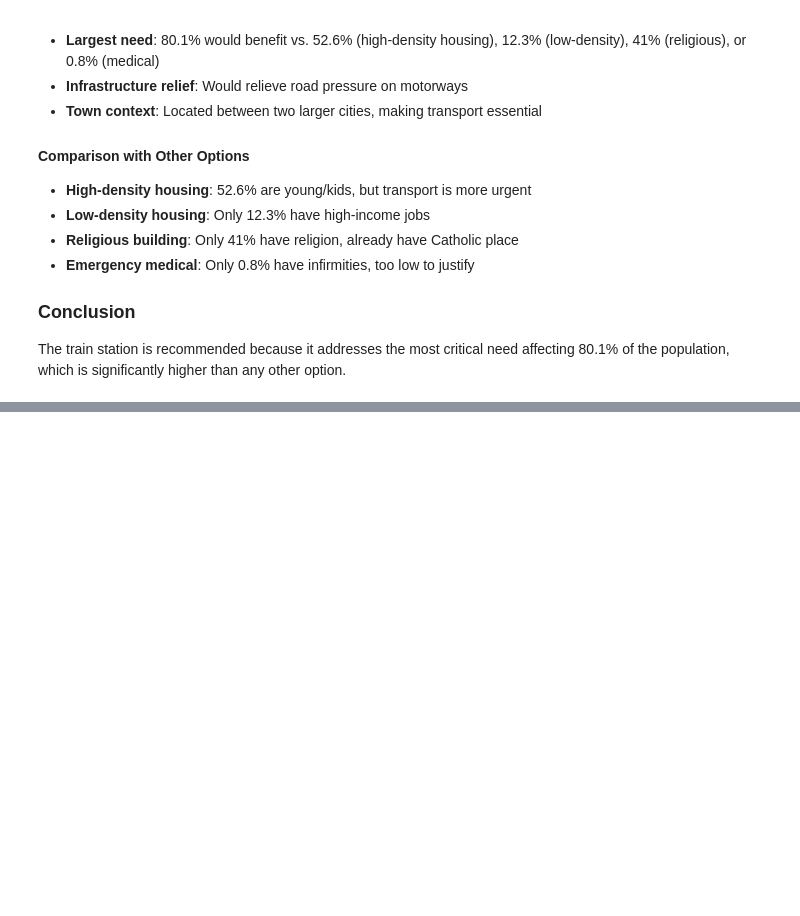
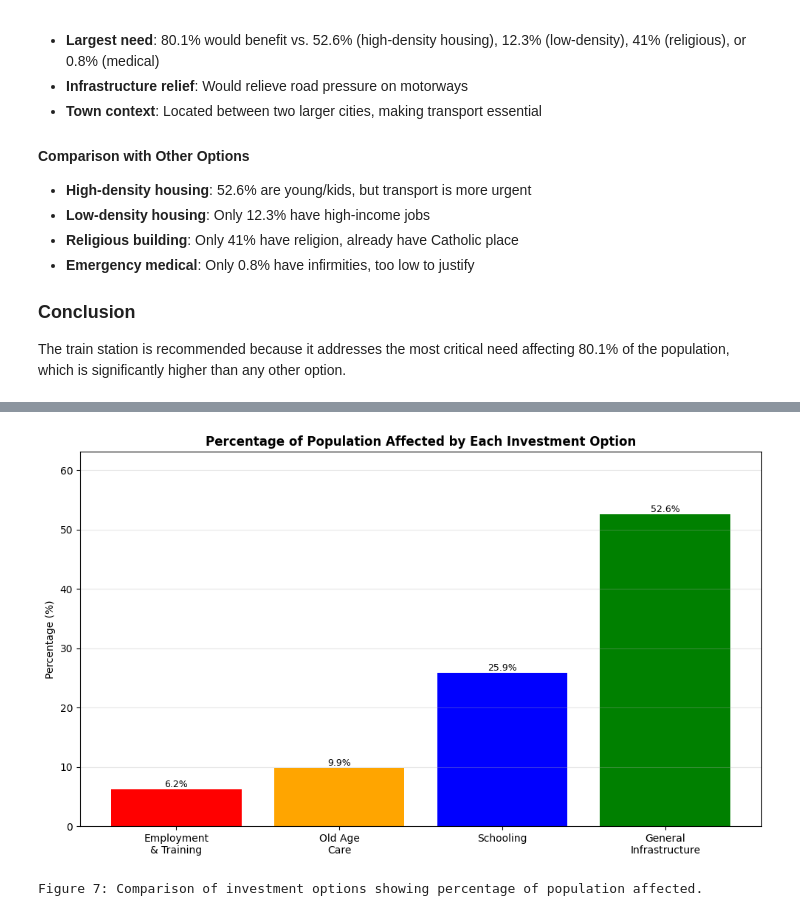
Before and after one commit to dannywu1101/FundamentalsDataScienceFinalProject, a Jupyter notebook: Project.ipynb, the cells around one changed output, grey strips where cells are left out. Saved outputs shown, nothing was run; the diff lists cells and outputs as text; code cells hidden in the pictures; blank space fills up the shorter version.

```diff
--- a/Project.ipynb
+++ b/Project.ipynb
@@ -661,0 +826,43 @@ The train station is recommended because it addresses the most critical need aff
+# %%
+# Visualization: Compare investment options
+plt.figure(figsize=(10, 6))
+
+# Calculate percentages for each option
+unemployed = df[df['Occupation'].str.contains('unemployed|Unemployed', case=False, na=False)]
+unemployed_adults = unemployed[unemployed['Age'] >= 18]
+employment_pct = len(unemployed_adults) / len(df) * 100
+
+elderly = df[df['Age'] >= 65]
+elderly_pct = len(elderly) / len(df) * 100
+
+school_age = df[(df['Age'] >= 5) & (df['Age'] < 18)]
+pre_school = df[df['Age'] < 5]
+schooling_pct = (len(school_age) + len(pre_school)) / len(df) * 100
+
+young_adults = df[(df['Age'] >= 18) & (df['Age'] <= 35)]
+children = df[df['Age'] < 18]
+infrastructure_pct = (len(young_adults) + len(children)) / len(df) * 100
+
+# Create bar chart
+options = ['Employment\n& Training', 'Old Age\nCare', 'Schooling', 'General\nInfrastructure']
+percentages = [employment_pct, elderly_pct, schooling_pct, infrastructure_pct]
+colors = ['red', 'orange', 'blue', 'green']
+
+bars = plt.bar(options, percentages, color=colors)
+plt.title('Percentage of Population Affected by Each Investment Option', fontsize=12, fontweight='bold')
+plt.ylabel('Percentage (%)', fontsize=10)
+plt.ylim(0, max(percentages) * 1.2)
+plt.grid(axis='y', alpha=0.3)
+
+# Add value labels
+for bar, pct in zip(bars, percentages):
+    height = bar.get_height()
+    plt.text(bar.get_x() + bar.get_width()/2., height,
+            f'{pct:.1f}%', ha='center', va='bottom', fontsize=9)
+
+plt.tight_layout()
+plt.show()
+print("Figure 7: Comparison of investment options showing percentage of population affected.")
+# %% [output]
+[figure, added]
+Figure 7: Comparison of investment options showing percentage of population affected.
```
Also changed, not shown: parts of 11 cells of this notebook.
